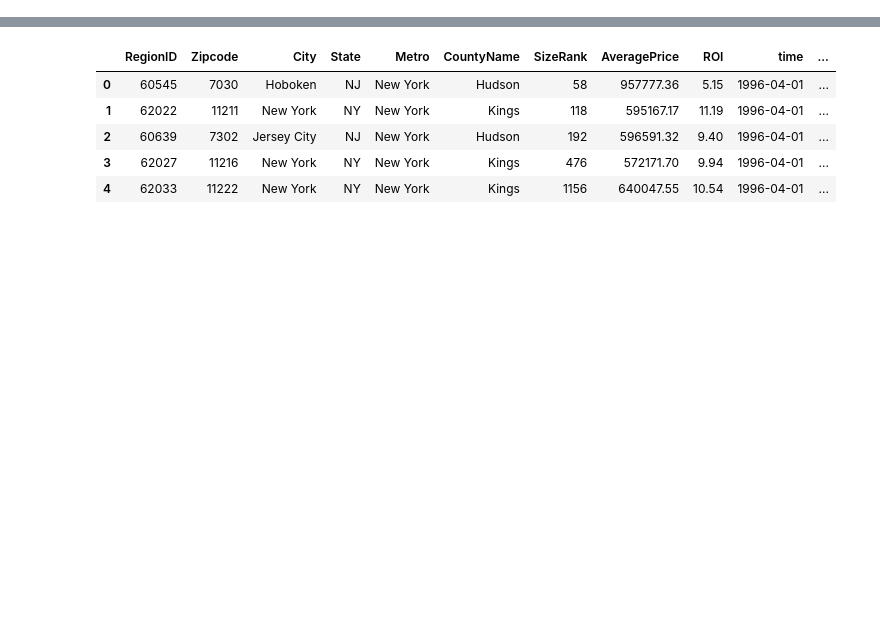
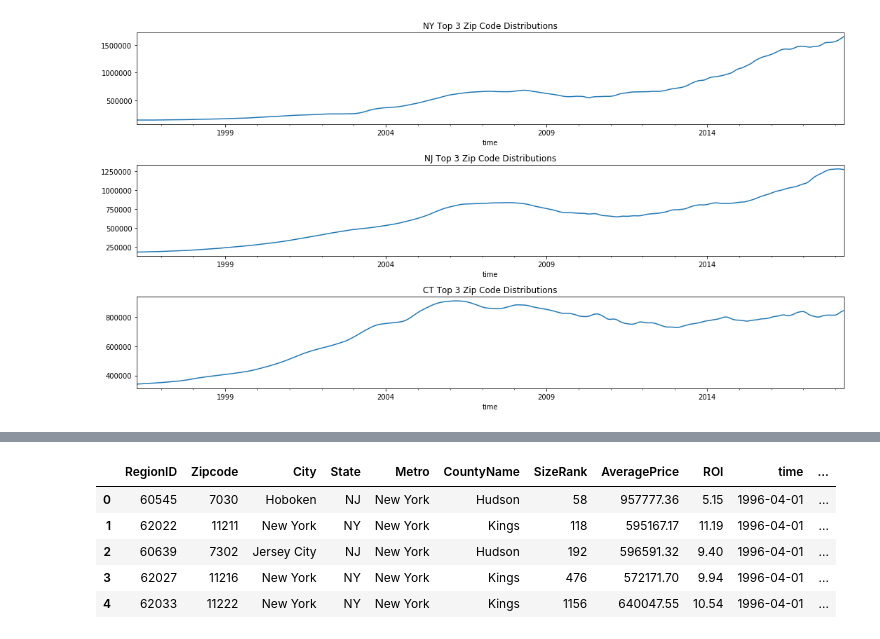
Before and after one commit to mcerow/TriState_Glory, a Jupyter notebook: Melting_Data_into_Long_Time_Series.ipynb, the cells around one changed output, grey strips where cells are left out. Saved outputs shown, nothing was run; the diff lists cells and outputs as text; code cells hidden in the pictures; blank space fills up the shorter version.

```diff
--- a/Melting_Data_into_Long_Time_Series.ipynb
+++ b/Melting_Data_into_Long_Time_Series.ipynb
@@ -13,0 +31,9 @@ pd.set_option('display.float_format', lambda x: '%.2f' % x)
+# %%
+# provided function
+
+def melt_data_state(df):
+    melted = pd.melt(df, id_vars=['RegionID', 'Zipcode','SizeRank', 'AveragePrice','ROI'], var_name='time')
+    melted['time'] = pd.to_datetime(melted['time'], infer_datetime_format=True)
+    melted = melted.dropna(subset=['value'])
+    #return melted.groupby('time').aggregate({'value':'mean'})
+    return melted
@@ -30,0 +58,36 @@ def melt_data(df):
+# %%
+# group by state to see the average value for the 3 zip codes in each state
+
+states = df.groupby('State').mean()
+states.head()
+
+NY = states.loc[["NY"]]
+NJ = states.loc[["NJ"]]
+CT = states.loc[["CT"]]
+# %%
+# melt data to long form
+
+NY = melt_data_state(NY)
+NJ = melt_data_state(NJ)
+CT = melt_data_state(CT)
+# %%
+# graphing the average value for the top 3 zip codes
+
+fig, (ax1, ax2, ax3) = plt.subplots(nrows=3, ncols=1, figsize=(15,8))
+# Use ax1 to plot NY
+NY.plot(x='time', y='value', legend=False, ax=ax1)
+ax1.set_title("NY Top 3 Zip Code Distributions")
+print("")
+print("")
+# Use ax2 to plot NJ
+NJ.plot(x='time', y='value', legend=False, ax=ax2)
+ax2.set_title("NJ Top 3 Zip Code Distributions")
+print("")
+print("")
+# Use ax2 to plot CT
+CT.plot(x='time', y='value', legend=False, ax=ax3)
+ax3.set_title("CT Top 3 Zip Code Distributions")
+plt.savefig('state_distribution')
+plt.tight_layout()
+# %% [output]
+[figure, added]
```
Also changed, not shown: parts of 22 cells of this notebook, 1 other file.
